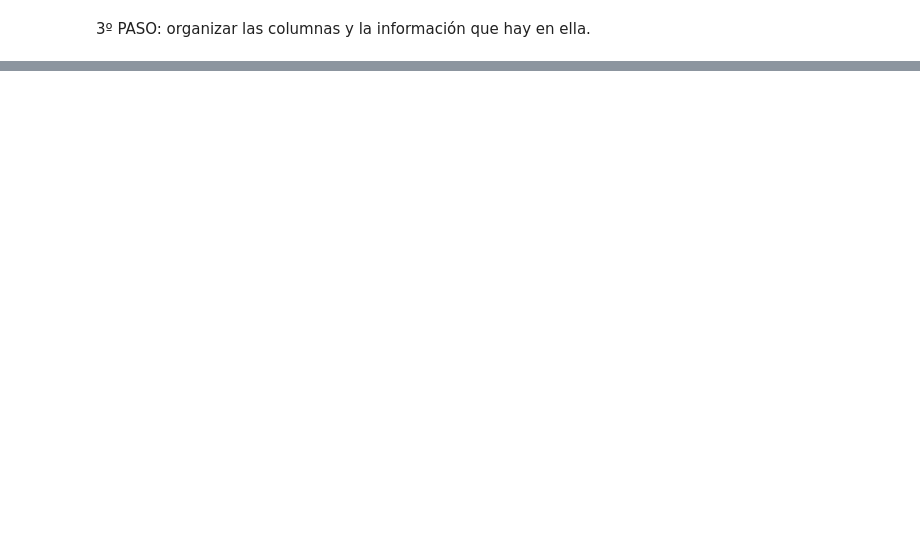
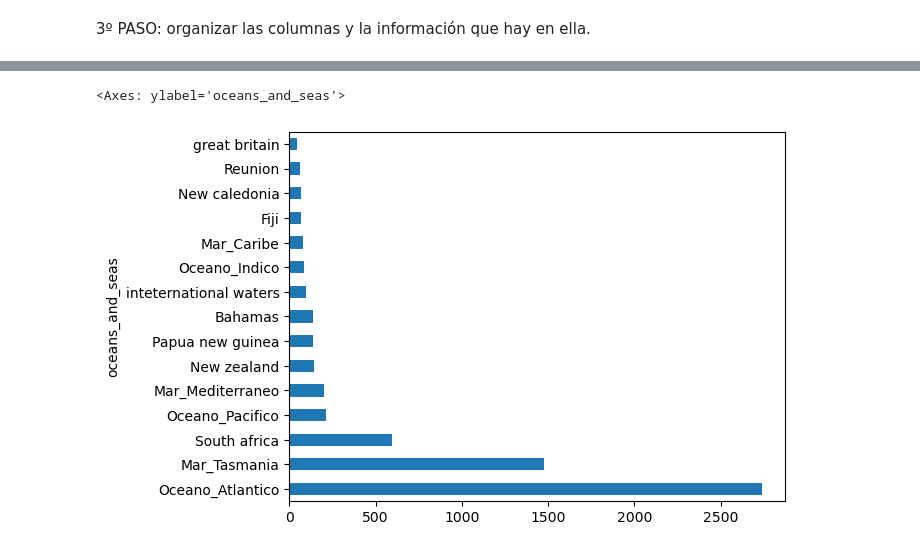
Before and after one commit to Vicgutgam/Quest2.Shark, a Jupyter notebook: Quest Tiburón.ipynb, the cells around one changed output, grey strips where cells are left out. Drawn from its saved outputs; the diff is of its cells as text; code cells hidden in the pictures; blank space fills up the shorter version.

```diff
--- a/Quest Tiburón.ipynb
+++ b/Quest Tiburón.ipynb
@@ -200,0 +139,32 @@ Name: count, dtype: int64
+# %%
+tiburon['oceans_and_seas'] = tiburon['country']
+tiburon['oceans_and_seas'] = tiburon['oceans_and_seas'].str.lower()
+tiburon['oceans_and_seas'] = tiburon['oceans_and_seas'].str.capitalize()
+Oceano_Indico = ['South Africa', 'Mozambique', 'India', 'Australia', 'Indonesia']
+Mar_Mediterraneo = ['Spain', 'France', 'Italy', 'Greece', 'Turkey', 'Egypt']
+Oceano_Pacifico = ['United States', 'philippines','Canada', 'Mexico', 'Japan', 'Australia', 'Chile']
+Mar_Caribe = ['Cuba', 'Dominican Republic', 'Haiti', 'Jamaica', 'Puerto Rico']
+Mar_del_Norte = ['United Kingdom', 'Norway', 'Denmark', 'Germany', 'Netherlands', 'Belgium']
+Oceano_Atlantico = [ "Usa", "United States", "Canada", "Mexico", "Guatemala", "Belize", "Honduras", "Nicaragua", "Costa Rica", "Panama","Colombia", "Venezuela", "Guyana", "Suriname", "French Guiana", "Brazil", "Uruguay", "Argentina","Falkland Islands", "South Georgia and the South Sandwich Islands", "Chile","United Kingdom", "Portugal", "Spain", "France", "Ireland","Norway", "Iceland", "Greenland", "Denmark", "Netherlands (Aruba, Curacao, Sint Maarten, Bonaire, Sint Eustatius, Saba)"]
+Mar_Baltico = ['Sweden', 'Finland', 'Estonia', 'Latvia', 'Lithuania', 'Poland']
+Mar_Negro = ['Romania', 'Bulgaria', 'Turkey', 'Ukraine', 'Russia']
+Mar_China_Meridional = ['Vietnam', 'Philippines', 'Malaysia', 'Indonesia', 'Brunei']
+Oceano_Artico = ['Canada', 'Greenland', 'Norway', 'Russia', 'United States']
+Mar_Tasmania = ['Australia', 'New Zealand']
+Golfo_Persico = ['Iran', 'Iraq', 'Kuwait', 'Saudi Arabia', 'United Arab Emirates']
+
+tiburon['oceans_and_seas'] = tiburon['country']
+tiburon['oceans_and_seas'] = tiburon['oceans_and_seas'].apply(lambda x: x if x not in Golfo_Persico else 'Golfo_Persico')
+tiburon['oceans_and_seas'] = tiburon['oceans_and_seas'].apply(lambda x: x if x not in Mar_Tasmania else 'Mar_Tasmania')
+tiburon['oceans_and_seas'] = tiburon['oceans_and_seas'].apply(lambda x: x if x not in Oceano_Artico else 'Oceano_Artico')
+tiburon['oceans_and_seas'] = tiburon['oceans_and_seas'].apply(lambda x: x if x not in Mar_Tasmania else 'Mar_Tasmania')
+tiburon['oceans_and_seas'] = tiburon['oceans_and_seas'].apply(lambda x: x if x not in Mar_China_Meridional else 'Mar_China_Meridional')
+tiburon['oceans_and_seas'] = tiburon['oceans_and_seas'].apply(lambda x: x if x not in Mar_Negro else 'Mar_Negro')
+tiburon['oceans_and_seas'] = tiburon['oceans_and_seas'].apply(lambda x: x if x not in Mar_Baltico else 'Mar_Baltico')
+tiburon['oceans_and_seas'] = tiburon['oceans_and_seas'].apply(lambda x: x if x not in Mar_del_Norte else 'Mar_del_Norte')
+tiburon['oceans_and_seas'] = tiburon['oceans_and_seas'].apply(lambda x: x if x not in Mar_Caribe else 'Mar_Caribe')
+tiburon['oceans_and_seas'] = tiburon['oceans_and_seas'].apply(lambda x: x if x not in Oceano_Pacifico else 'Oceano_Pacifico')
+tiburon['oceans_and_seas'] = tiburon['oceans_and_seas'].apply(lambda x: x if x not in Oceano_Artico else 'Oceano_Artico')
+tiburon['oceans_and_seas'] = tiburon['oceans_and_seas'].apply(lambda x: x if x not in Oceano_Indico else 'Oceano_Indico')
+tiburon['oceans_and_seas'] = tiburon['oceans_and_seas'].apply(lambda x: x if x not in Mar_Mediterraneo else 'Mar_Mediterraneo')
+tiburon['oceans_and_seas'] = tiburon['oceans_and_seas'].apply(lambda x: x if x not in Oceano_Atlantico else 'Oceano_Atlantico')
@@ -252 +227,5 @@ Name: count, dtype: int64
+# %%
+tiburon['name'].fillna('Unknown', inplace=True)
+tiburon['name'].replace(('male','female',' male','boy','crew','girl'),'Unknown',inplace=True)
+tiburon.loc[tiburon['name'].str.contains('males|native|fishermen|women|fisherman|Arab|black|Unidentified|soldier|diver|Anonymous|sailor|child|boat| 0', case=False, na=False), 'name'] = 'Unknown'
 # %% [markdown]
@@ -263,0 +274,7 @@ tiburon['time'].value_counts()
+# %%
+tiburonpaises=tiburon['oceans_and_seas'].value_counts()
+tp=tiburonpaises.head(15)
+tp.plot.barh()
+# %% [output]
+<Axes: ylabel='oceans_and_seas'>
+[figure, added]
```
Also changed, not shown: parts of 35 cells of this notebook, 1 other file.
